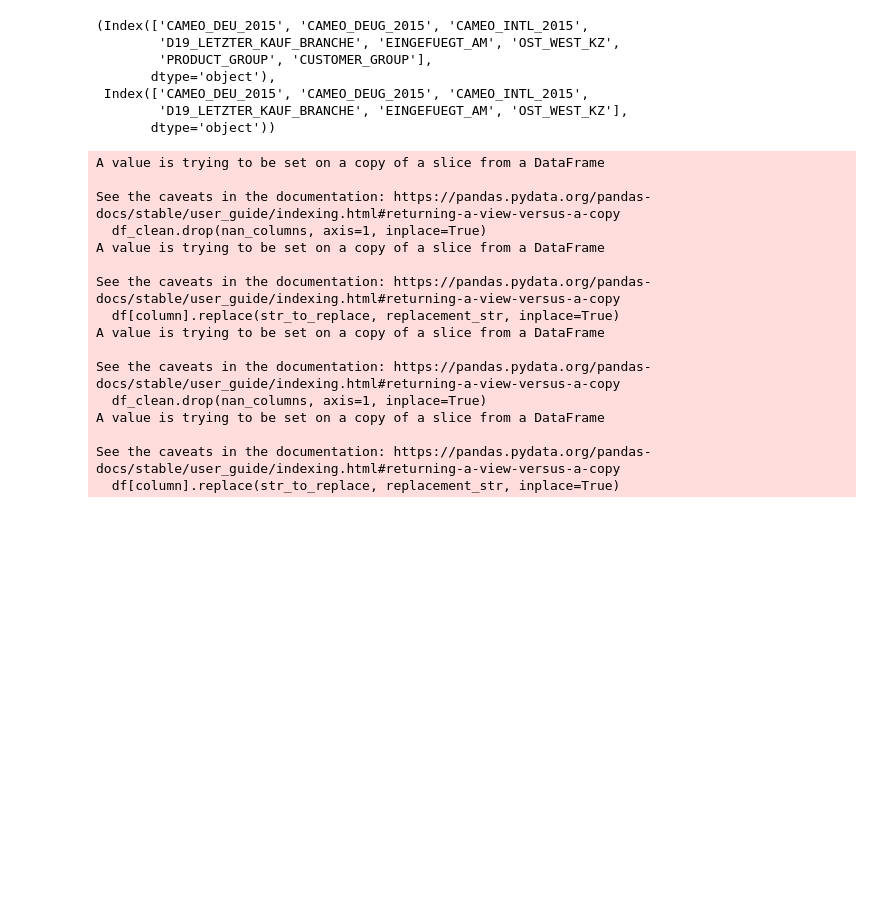
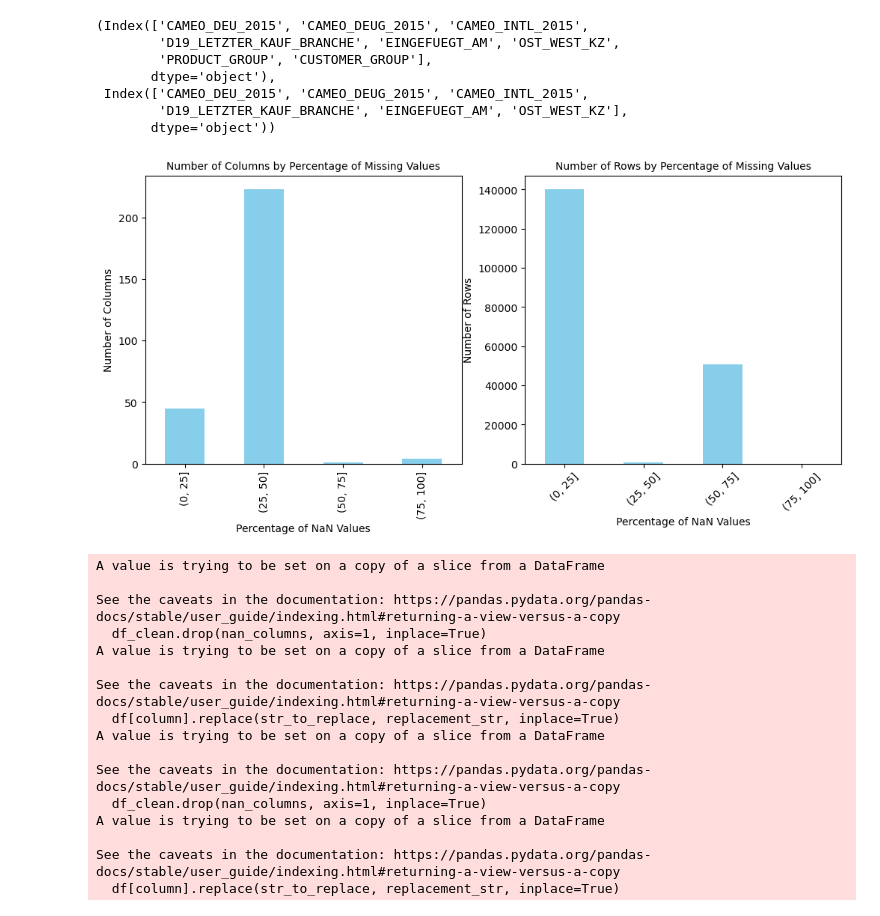
Before and after one commit to grace-omotoso/CustomerSegmentation, a Jupyter notebook: Arvato Project Workbook.ipynb, the cells around one changed output. Saved outputs shown, nothing was run; the diff lists cells and outputs as text; code cells hidden in the pictures; blank space fills up the shorter version.

Commit message:
made modifications based on feedback

```diff
--- a/Arvato Project Workbook.ipynb
+++ b/Arvato Project Workbook.ipynb
@@ -245,6 +249,35 @@ customers_str.columns, azdias_str.columns
  Index(['CAMEO_DEU_2015', 'CAMEO_DEUG_2015', 'CAMEO_INTL_2015',
         'D19_LETZTER_KAUF_BRANCHE', 'EINGEFUEGT_AM', 'OST_WEST_KZ'],
        dtype='object'))
+# %%
+def display_NAN_distribution(df):
+    '''
+    INPUT - df - pandas dataframe with NAN across rows and columns
+    '''
+    nan_percentage_col = df.isna().mean() * 100
+    nan_percentage_row = df.isna().mean(axis=1) * 100
+    # Step 2: Count columns that fall into specific NaN percentage categories
+    bins = [0, 25, 50, 75, 100]  # Define the percentage bins
+
+    nan_groups_cols = pd.cut(nan_percentage_col, bins=bins)  # Group columns based on NaN percentage ranges
+    nan_group_counts_cols = nan_groups_cols.value_counts().sort_index()
+
+    nan_groups_rows = pd.cut(nan_percentage_row, bins=bins)  # Group columns based on NaN percentage ranges
+    nan_group_counts_rows = nan_groups_rows.value_counts().sort_index()
+
+    fig, axes = plt.subplots(nrows=1, ncols=2, figsize=(12, 5))
+    nan_group_counts_cols.plot(kind='bar', color='skyblue', ax = axes[0])
+    plt.xticks(rotation=45, horizontalalignment="center")
+    axes[0].set_title('Number of Columns by Percentage of Missing Values', fontsize=10)
+    axes[0].set_xlabel('Percentage of NaN Values')
+    axes[0].set_ylabel('Number of Columns')
+
+    nan_group_counts_rows.plot(kind='bar', color='skyblue', ax = axes[1])
+    plt.xticks(rotation=45, horizontalalignment="center")
+    axes[1].set_title('Number of Rows by Percentage of Missing Values', fontsize=10)
+    axes[1].set_xlabel('Percentage of NaN Values')
+    axes[1].set_ylabel('Number of Rows')
+    plt.show()
 # %%
 def get_columns_with_majority_NAN(df):
     missing_percentage = df.isna().mean()
@@ -332,6 +365,10 @@ def clean_data(df, df_wlb, has_extras=False):
     df['EINGEFUEGT_AM'] = df['EINGEFUEGT_AM'].dt.year
     df.drop(['D19_LETZTER_KAUF_BRANCHE'], axis=1, inplace=True)
     return df
+# %%
+display_NAN_distribution(customers_original)
+# %% [output]
+[figure, added]
 # %%
 customers = clean_data(customers_original, df_wlb, has_extras=True)
 azdias = clean_data(azdias_original, df_wlb)
```
Also changed, not shown: parts of 16 cells of this notebook.
